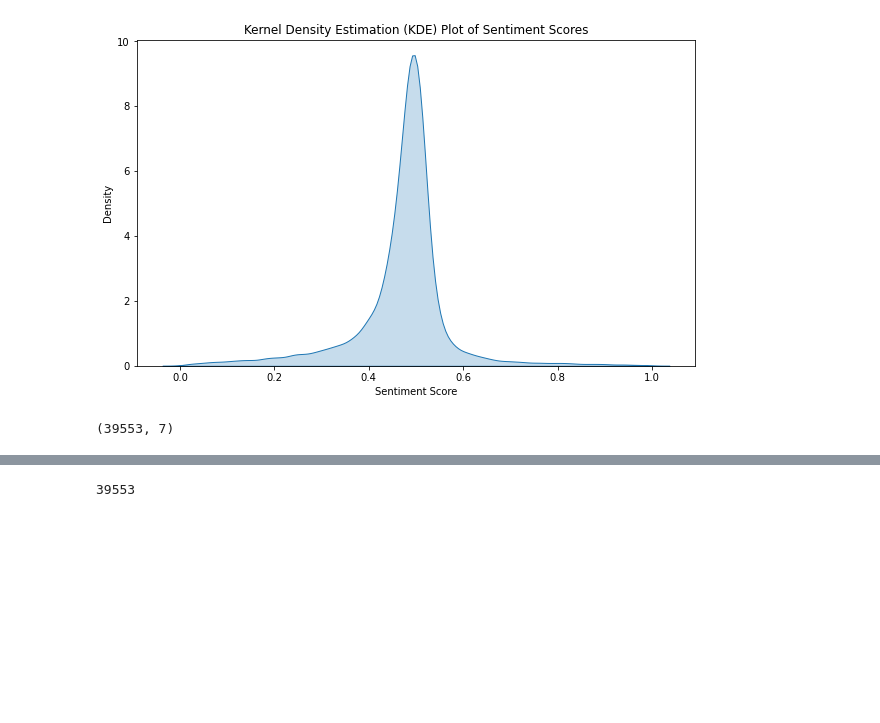
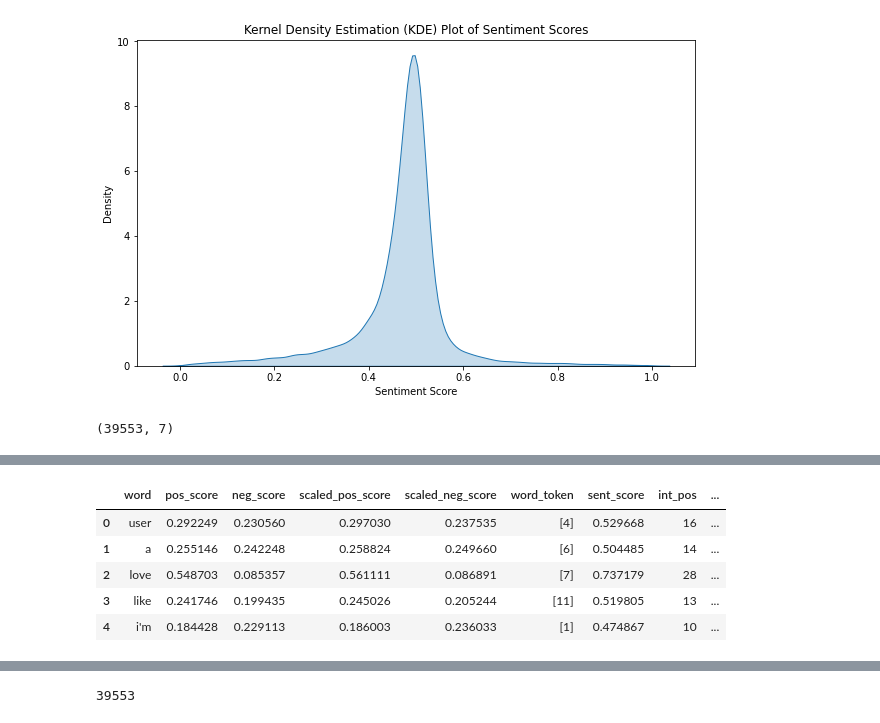
Before and after one commit to sba22224/Capstone_SBA22224, a Jupyter notebook: Code_Notebooks/Attention Mechanism Evaluation.ipynb, the cells around one changed output, grey strips where cells are left out. Cells and saved outputs as stored; diff of their text form; code cells hidden in the pictures; blank space fills up the shorter version.

```diff
--- a/Code_Notebooks/Attention Mechanism Evaluation.ipynb
+++ b/Code_Notebooks/Attention Mechanism Evaluation.ipynb
@@ -1000,0 +999,10 @@ sentiment_length = len(sentiment_scores_pos)
+# %%
+# Initialize the MinMaxScaler
+scaler = MinMaxScaler(feature_range=(1, 50))
+
+# Fit and transform your column
+df_embedding['int_pos'] = scaler.fit_transform(df_embedding[['scaled_pos_score']])
+
+# Round the rescaled values to the nearest integer
+df_embedding['int_pos'] = df_embedding['int_pos'].round().astype(int)
+df_embedding.head()
@@ -1000,0 +1016,17 @@ sentiment_length = len(sentiment_scores_pos)
+# %%
+# Initialize the MinMaxScaler
+scaler = MinMaxScaler(feature_range=(1, 50))
+
+# Fit and transform your column
+df_embedding['int_neg'] = scaler.fit_transform(df_embedding[['scaled_neg_score']])
+
+# Round the rescaled values to the nearest integer
+df_embedding['int_neg'] = df_embedding['int_neg'].round().astype(int)
+df_embedding.head()
+# %% [output]
+|  | word | pos_score | neg_score | scaled_pos_score | scaled_neg_score | word_token | sent_score | int_pos | ... |
+| 0 | user | 0.292249 | 0.230560 | 0.297030 | 0.237535 | [4] | 0.529668 | 16 | ... |
+| 1 | a | 0.255146 | 0.242248 | 0.258824 | 0.249660 | [6] | 0.504485 | 14 | ... |
+| 2 | love | 0.548703 | 0.085357 | 0.561111 | 0.086891 | [7] | 0.737179 | 28 | ... |
+| 3 | like | 0.241746 | 0.199435 | 0.245026 | 0.205244 | [11] | 0.519805 | 13 | ... |
+| 4 | i'm | 0.184428 | 0.229113 | 0.186003 | 0.236033 | [1] | 0.474867 | 10 | ... |
```
Also changed, not shown: parts of 27 cells of this notebook.
